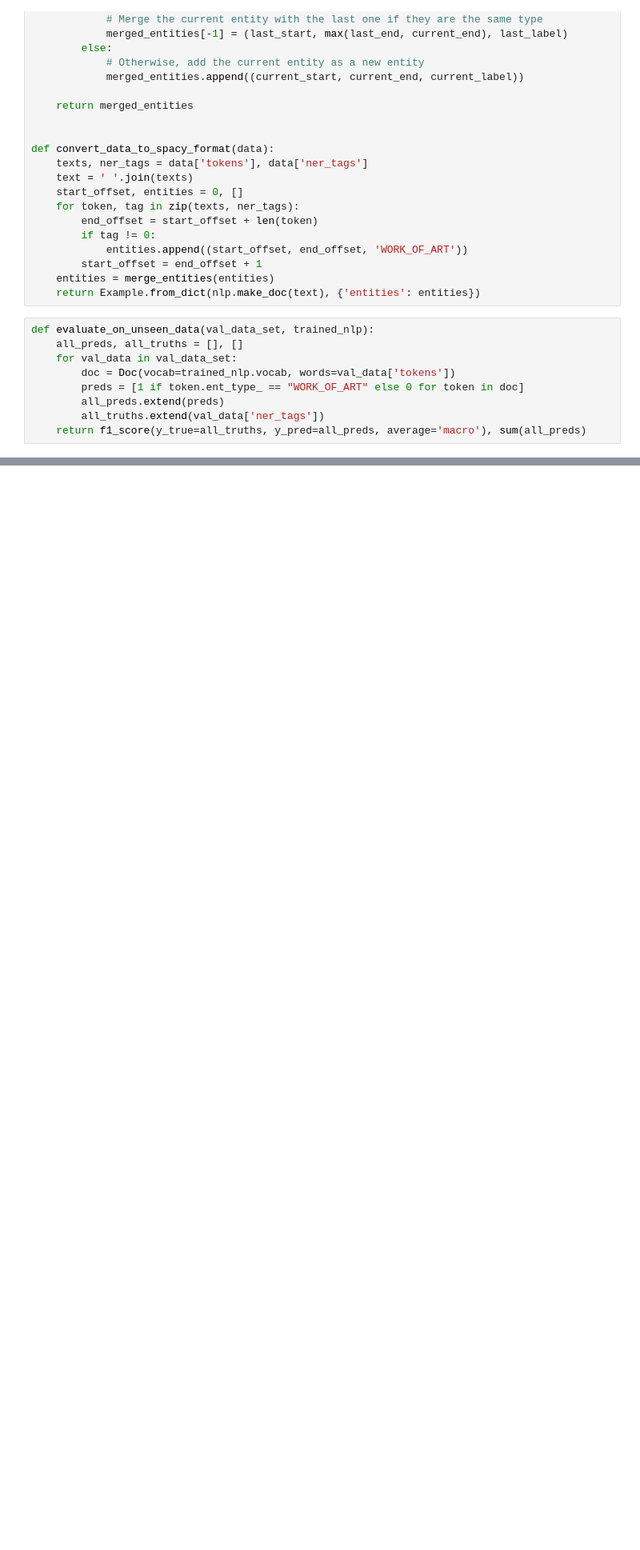
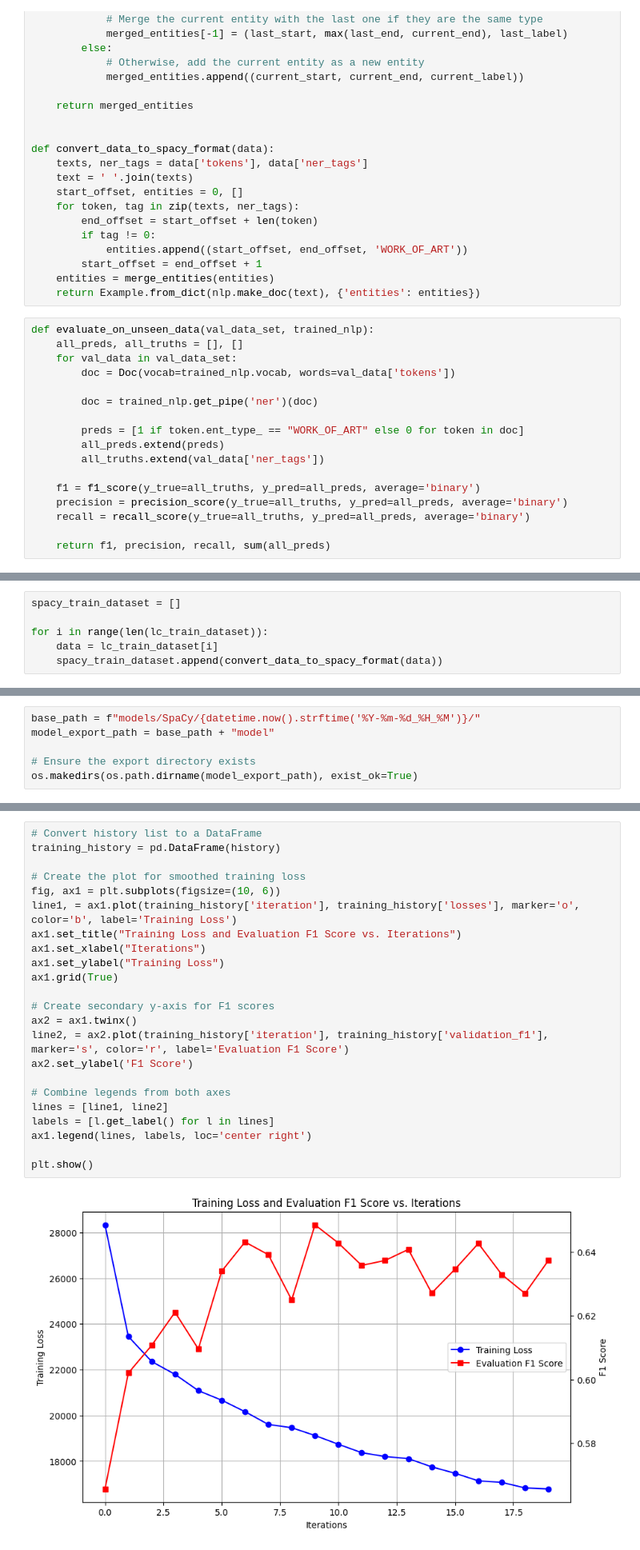
Before and after one commit to nielsbijl/BookReviewsThesis, a Jupyter notebook: notebooks/NER_train_spacy.ipynb, the cells around one changed output, grey strips where cells are left out. Shown at 80% size. Drawn from its saved outputs; the diff is of its cells as text; blank space fills up the shorter version.

Commit message:
final spacy results

```diff
--- a/notebooks/NER_train_spacy.ipynb
+++ b/notebooks/NER_train_spacy.ipynb
@@ -161,7 +182,15 @@ def evaluate_on_unseen_data(val_data_set, trained_nlp):
     all_preds, all_truths = [], []
     for val_data in val_data_set:
         doc = Doc(vocab=trained_nlp.vocab, words=val_data['tokens'])
+
+        doc = trained_nlp.get_pipe('ner')(doc)
+
         preds = [1 if token.ent_type_ == "WORK_OF_ART" else 0 for token in doc]
         all_preds.extend(preds)
         all_truths.extend(val_data['ner_tags'])
-    return f1_score(y_true=all_truths, y_pred=all_preds, average='macro'), sum(all_preds)
+
+    f1 = f1_score(y_true=all_truths, y_pred=all_preds, average='binary')
+    precision = precision_score(y_true=all_truths, y_pred=all_preds, average='binary')
+    recall = recall_score(y_true=all_truths, y_pred=all_preds, average='binary')
+
+    return f1, precision, recall, sum(all_preds)
@@ -169,0 +197,6 @@ spacy_train_dataset = [convert_data_to_spacy_format(data) for data in train_data
+# %%
+spacy_train_dataset = []
+
+for i in range(len(lc_train_dataset)):
+    data = lc_train_dataset[i]
+    spacy_train_dataset.append(convert_data_to_spacy_format(data))
@@ -170 +208,7 @@ spacy_train_dataset = [convert_data_to_spacy_format(data) for data in train_data
+# %%
+base_path = f"models/SpaCy/{datetime.now().strftime('%Y-%m-%d_%H_%M')}/"
+model_export_path = base_path + "model"
+
+# Ensure the export directory exists
+os.makedirs(os.path.dirname(model_export_path), exist_ok=True)
 # %%
@@ -199,0 +271,25 @@ Iteration 59, Losses: {'ner': 435.0660647416364}, Validation F1: 0.4964187434749
+# %%
+# Convert history list to a DataFrame
+training_history = pd.DataFrame(history)
+
+# Create the plot for smoothed training loss
+fig, ax1 = plt.subplots(figsize=(10, 6))
+line1, = ax1.plot(training_history['iteration'], training_history['losses'], marker='o', color='b', label='Training Loss')
+ax1.set_title("Training Loss and Evaluation F1 Score vs. Iterations")
+ax1.set_xlabel("Iterations")
+ax1.set_ylabel("Training Loss")
+ax1.grid(True)
+
+# Create secondary y-axis for F1 scores
+ax2 = ax1.twinx()
+line2, = ax2.plot(training_history['iteration'], training_history['validation_f1'], marker='s', color='r', label='Evaluation F1 Score')
+ax2.set_ylabel('F1 Score')
+
+# Combine legends from both axes
+lines = [line1, line2]
+labels = [l.get_label() for l in lines]
+ax1.legend(lines, labels, loc='center right')
+
+plt.show()
+# %% [output]
+[figure, added]
```
Also changed, not shown: parts of 23 cells of this notebook, 1 other file.
